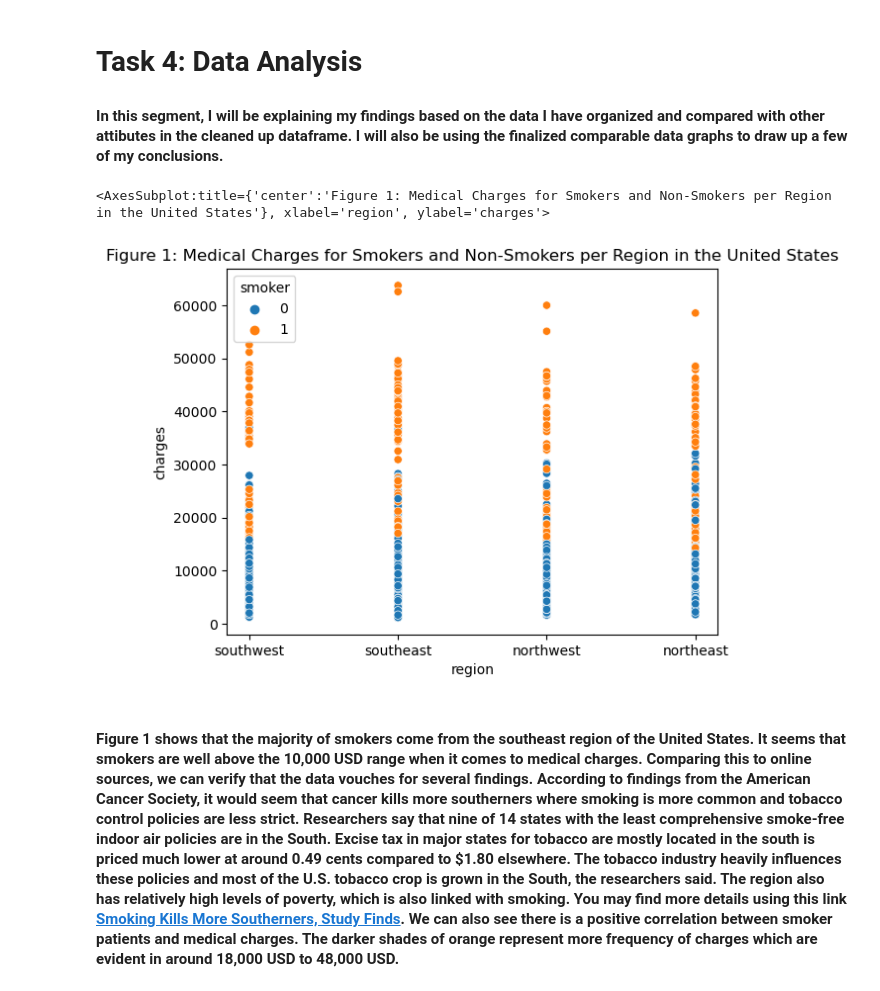
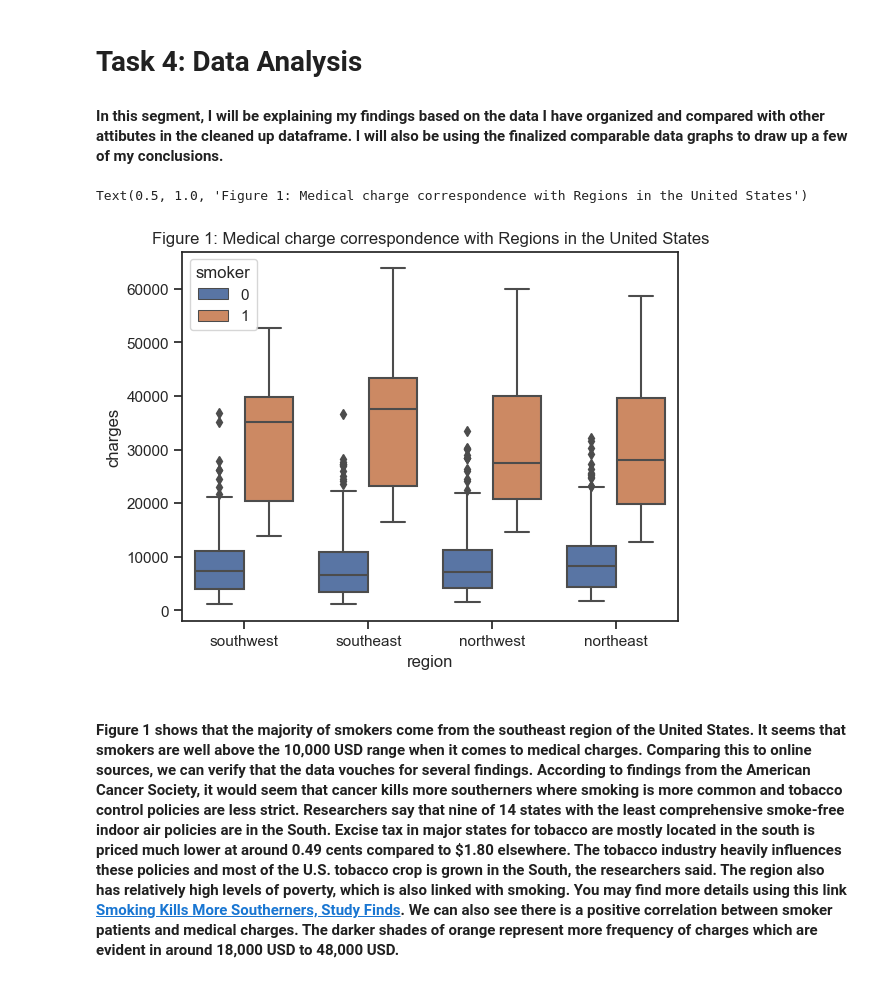
Before and after one commit to ubco-W2022T1-cosc301/project-group44, a Jupyter notebook: notebooks/analysis1.ipynb, the cells around one changed output. Cells and saved outputs as stored; diff of their text form; code cells hidden in the pictures.

```diff
--- a/notebooks/analysis1.ipynb
+++ b/notebooks/analysis1.ipynb
@@ -282,11 +282,11 @@ Name: smoker, dtype: int64
 # Task 4: Data Analysis
 
 #### In this segment, I will be explaining my findings based on the data I have organized and compared with other attibutes in the cleaned up dataframe. I will also be using the finalized comparable data graphs to draw up a few of my conclusions.
-# %%
-plt.title("Figure 1: Medical Charges for Smokers and Non-Smokers per Region in the United States")
-sns.scatterplot(data = df_clean, x ='region', y = 'charges', hue = 'smoker')
-# %% [output]
-<AxesSubplot:title={'center':'Figure 1: Medical Charges for Smokers and Non-Smokers per Region in the United States'}, xlabel='region', ylabel='charges'>
-[figure, removed]
+# %%
+sns.boxplot(x='region',y='charges', data=df_clean, hue='smoker')
+plt.title("Figure 1: Medical charge correspondence with Regions in the United States")
+# %% [output]
+Text(0.5, 1.0, 'Figure 1: Medical charge correspondence with Regions in the United States')
+[figure, added]
 # %% [markdown]
 #### Figure 1 shows that the majority of smokers come from the southeast region of the United States. It seems that smokers are well above the 10,000 USD range when it comes to medical charges. Comparing this to online sources, we can verify that the data vouches for several findings. According to findings from the American Cancer Society, it would seem that cancer kills more southerners where smoking is more common and tobacco control policies are less strict. Researchers say that nine of 14 states with the least comprehensive smoke-free indoor air policies are in the South. Excise tax in major states for tobacco are mostly located in the south is priced much lower at around 0.49 cents compared to $1.80 elsewhere. The tobacco industry heavily influences these policies and most of the U.S. tobacco crop is grown in the South, the researchers said. The region also has relatively high levels of poverty, which is also linked with smoking. You may find more details using this link [Smoking Kills More Southerners, Study Finds](https://www.nbcnews.com/health/cancer/smoking-kills-more-southerners-study-finds-n671921). We can also see there is a positive correlation between smoker patients and medical charges. The darker shades of orange represent more frequency of charges which are evident in around 18,000 USD to 48,000 USD.
```
Also changed, not shown: parts of 5 cells of this notebook, 1 other file.
